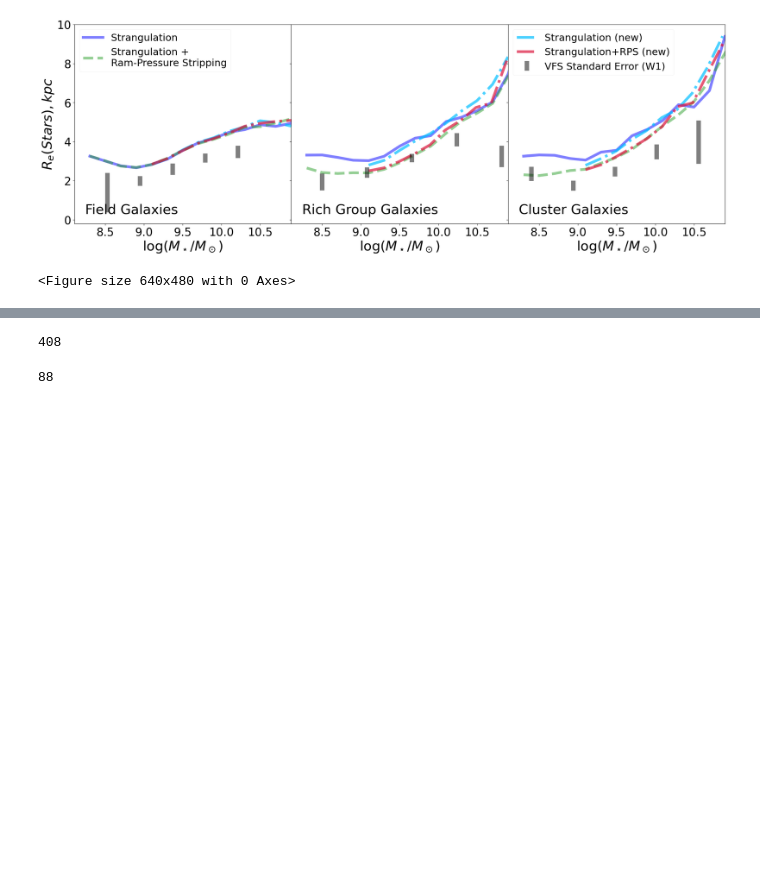
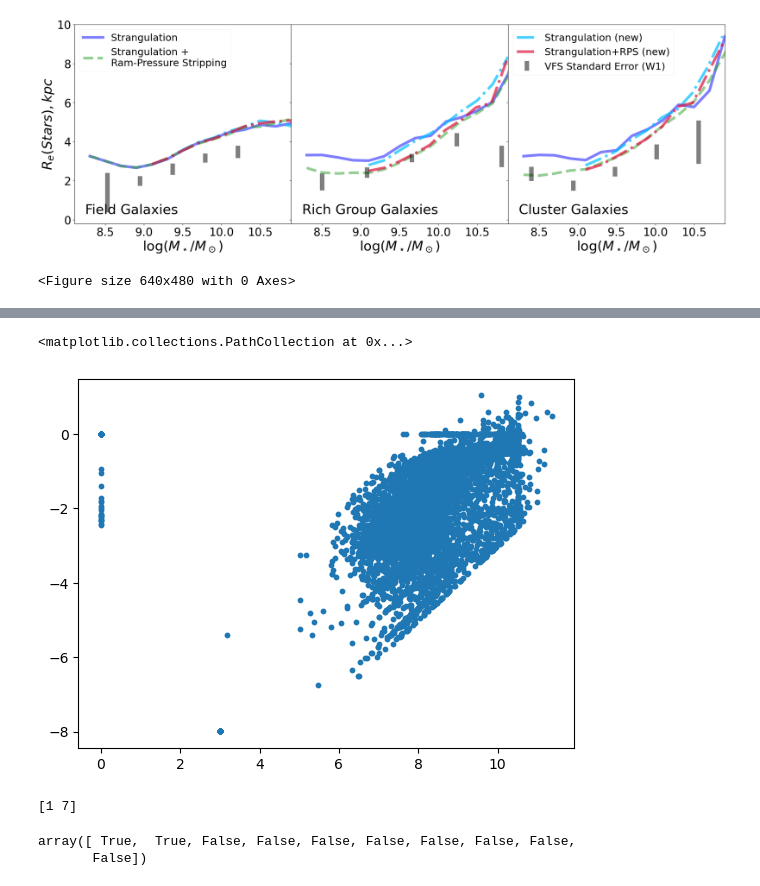
Before and after one commit to Kyssuber/research, a Jupyter notebook: data_analysis/virgowise_plots.ipynb, the cells around one changed output, grey strips where cells are left out. Cells and saved outputs as stored; diff of their text form; code cells hidden in the pictures; blank space fills up the shorter version.

```diff
--- a/data_analysis/virgowise_plots.ipynb
+++ b/data_analysis/virgowise_plots.ipynb
@@ -494,8 +464,13 @@ for VFID in jm['VFID']:
-# %%
-counter
-# %% [output]
-408
-# %%
-496-408
-# %% [output]
-88
+# %%
+newmag = Table.read(homedir+'/Desktop/v2-20220820/vf_v2_magphys_legacyExt_final.fits')
+
+vf_magcut = vf[newmag['magphysFlag']]
+vfsample_flag = vf_magcut['subsample_flag']
+
+newmag_cut = newmag[newmag['magphysFlag']]
+newmag_cut[vfsample_flag]
+
+plt.scatter(newmag_cut['logMstar_med'],newmag_cut['logSFR_med'],s=10)
+# %% [output]
+<matplotlib.collections.PathCollection at 0x...>
+[figure, added]
@@ -501,0 +483,14 @@ counter
+# %%
+diff = np.diff(d)
+for n in diff:
+    if n < 0:
+        index = np.min(np.where(diff==n))  #could be multiple indices where the difference is
+                                           #the same value as n; pick the first one.
+                                           #this finds the first element at which the difference
+                                           #between that element and the one previous is negative
+
+        cutoff_index = index+1             #removes that and subsequent elements
+        print(d[0:cutoff_index])
+        break
+# %% [output]
+[1 7]
@@ -501,0 +500,5 @@ counter
+# %%
+f
+# %% [output]
+array([ True,  True, False, False, False, False, False, False, False,
+       False])
```
Also changed, not shown: parts of 7 cells of this notebook, 1 other file.
